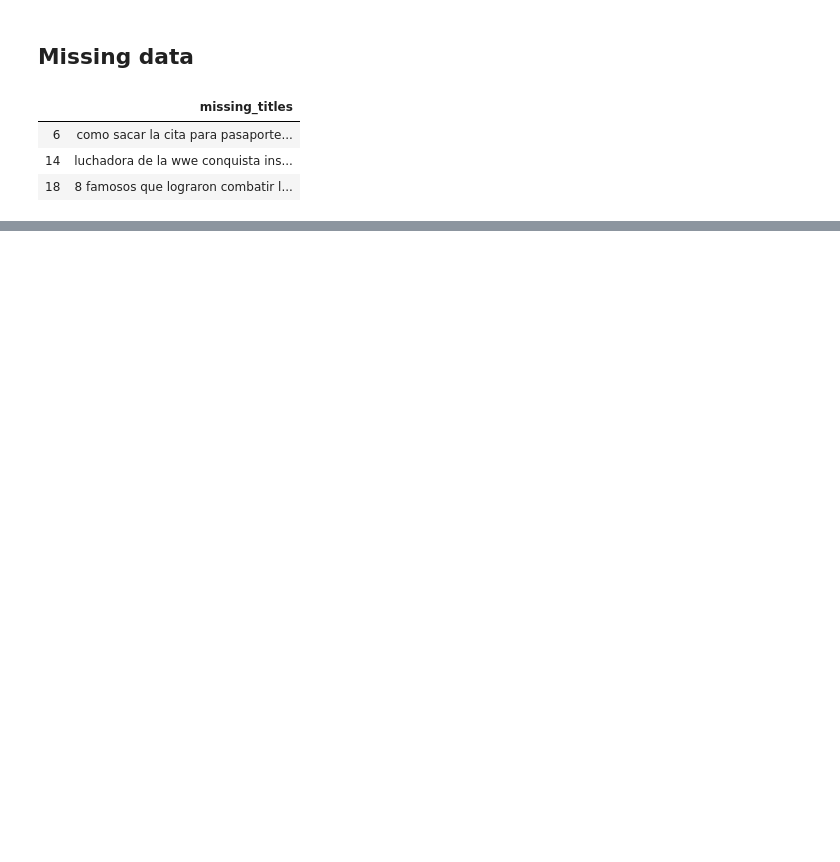
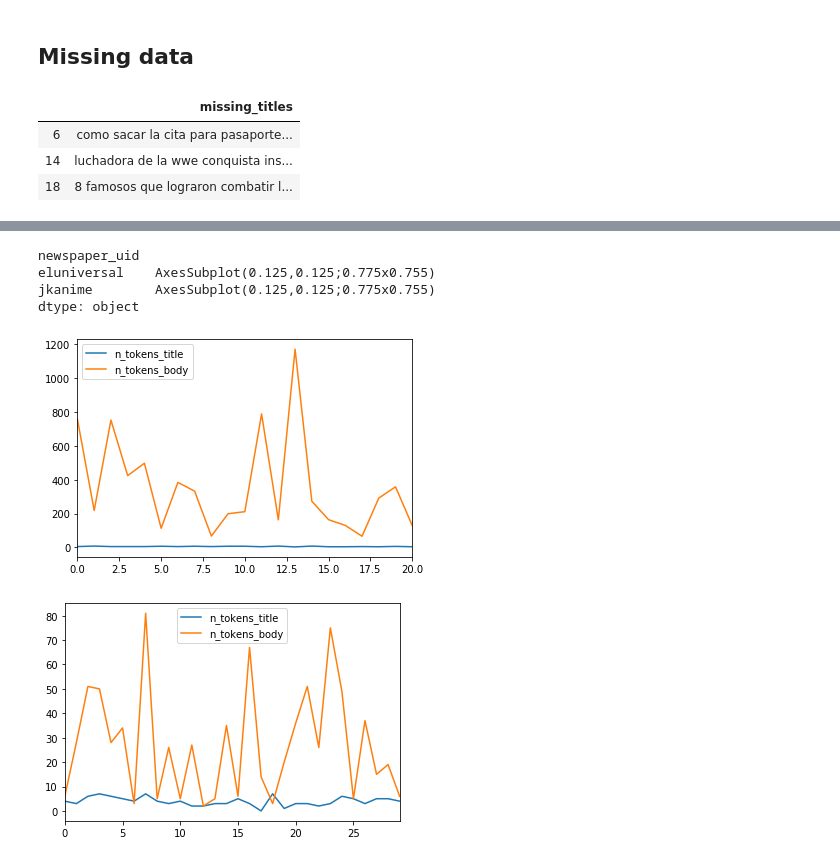
Before and after one commit to br2bb7t/sample-data, a Jupyter notebook: Sample Data.ipynb, the cells around one changed output, grey strips where cells are left out. Drawn from its saved outputs; the diff is of its cells as text; code cells hidden in the pictures; blank space fills up the shorter version.

```diff
--- a/Sample Data.ipynb
+++ b/Sample Data.ipynb
@@ -324,0 +649,9 @@ missing_titles
+# %%
+grouped.plot()
+# %% [output]
+newspaper_uid
+eluniversal    AxesSubplot(0.125,0.125;0.775x0.755)
+jkanime        AxesSubplot(0.125,0.125;0.775x0.755)
+dtype: object
+[figure, added]
+[figure, added]
```
Also changed, not shown: parts of 31 cells of this notebook, 10 other files.
